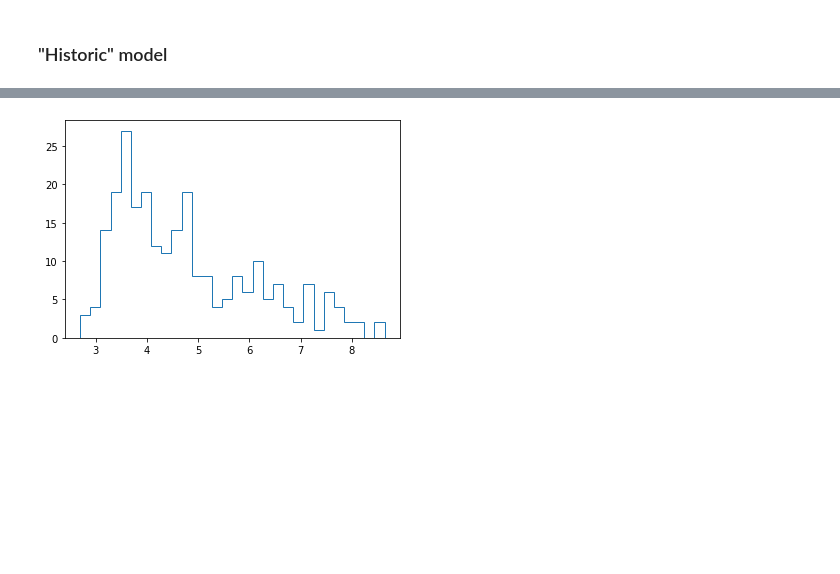
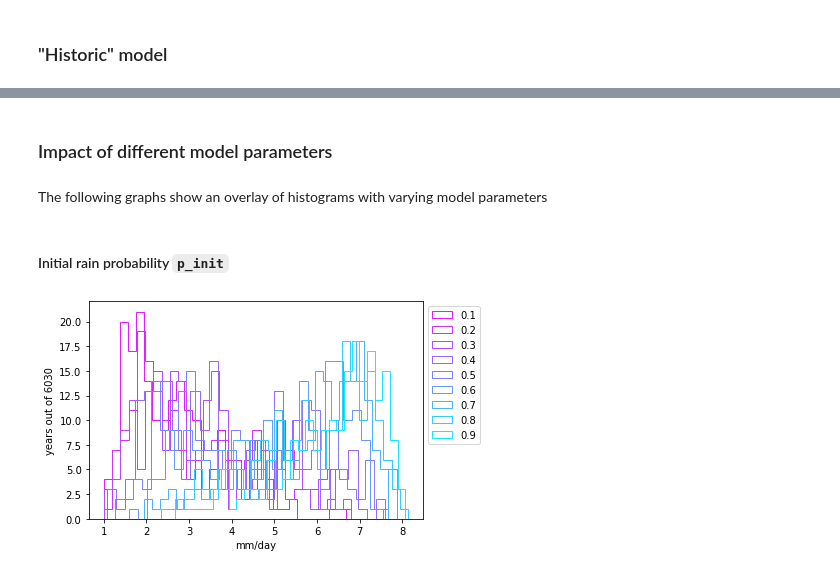
Before and after one commit to hanssssssssssssss/ClimateSystemDynamics, a Jupyter notebook: Ex10_monsoon_transitions.ipynb, the cells around one changed output, grey strips where cells are left out. Saved outputs shown, nothing was run; the diff lists cells and outputs as text; code cells hidden in the pictures; blank space fills up the shorter version.

```diff
--- a/Ex10_monsoon_transitions.ipynb
+++ b/Ex10_monsoon_transitions.ipynb
@@ -80,5 +77,23 @@ year_avg_P_future = day_to_day_model(n_years, l_season, P_strong, P_weak, tau, p
-# %%
-plt.hist(year_avg_P_future, bins=30, histtype="step")
-plt.show()
-# %% [output]
-[figure, removed]
+# %% [markdown]
+### Impact of different model parameters
+# %% [markdown]
+The following graphs show an overlay of histograms with varying model parameters
+# %% [markdown]
+#### Initial rain probability `p_init`
+# %%
+fig, ax = plt.subplots(1)
+p_init_range = np.arange(.1, 1, .1)
+init_averages = np.zeros(len(p_init_range))
+init_deviations = np.zeros(len(p_init_range))
+for i, p_init in enumerate(p_init_range):
+    year_avg_P_historic = day_to_day_model(200, l_season, P_strong, P_weak, tau, p_init, p_max)
+    ax.hist(year_avg_P_historic, bins=30, histtype="step", color=plt.cm.cool(1-p_init),label="{:.1f}".format(p_init))
+    init_averages[i] = np.average(year_avg_P_historic)
+    init_deviations[i] = np.std(year_avg_P_historic)
+
+plt.xlabel("mm/day")
+plt.ylabel("years out of {}".format(n_years))
+plt.legend(bbox_to_anchor=(1.0, 1.0))
+plt.show()
+# %% [output]
+[figure, added]
```
Also changed, not shown: parts of 25 cells of this notebook, 1 other file.
